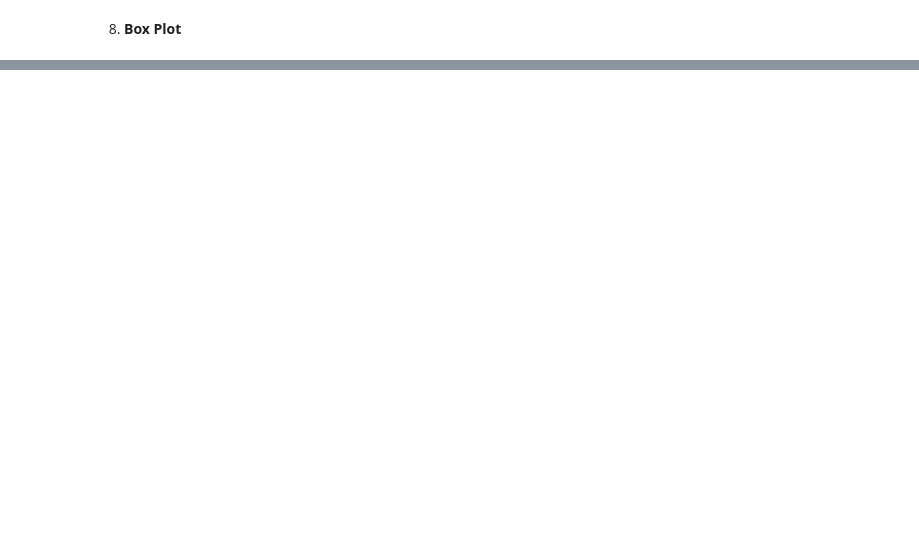
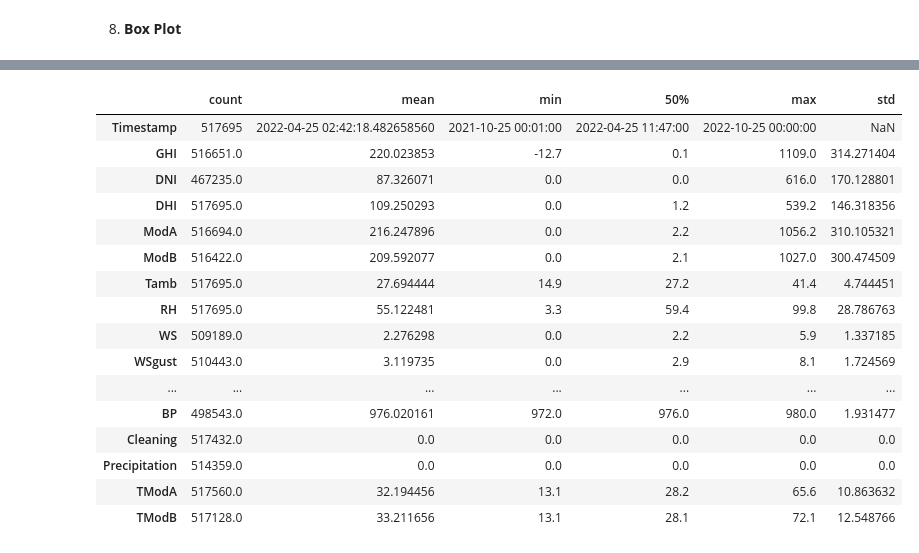
Before and after one commit to KalTadesse9/project_moonlight, a Jupyter notebook: notebooks/AnalysisOnSolarRadiations_togo.ipynb, the cells around one changed output, grey strips where cells are left out. Cells and saved outputs as stored; diff of their text form; code cells hidden in the pictures; blank space fills up the shorter version.

```diff
--- a/notebooks/AnalysisOnSolarRadiations_togo.ipynb
+++ b/notebooks/AnalysisOnSolarRadiations_togo.ipynb
@@ -428,0 +429,20 @@ sns.boxplot(x=togo_df['TModB'])
+# %%
+df_corrected.describe(percentiles=[0.5]).T
+# %% [output]
+|  | count | mean | min | 50% | max | std |
+| Timestamp | 517695 | 2022-04-25 02:42:18.482658560 | 2021-10-25 00:01:00 | 2022-04-25 11:47:00 | 2022-10-25 00:00:00 | NaN |
+| GHI | 516651.0 | 220.023853 | -12.7 | 0.1 | 1109.0 | 314.271404 |
+| DNI | 467235.0 | 87.326071 | 0.0 | 0.0 | 616.0 | 170.128801 |
+| DHI | 517695.0 | 109.250293 | 0.0 | 1.2 | 539.2 | 146.318356 |
+| ModA | 516694.0 | 216.247896 | 0.0 | 2.2 | 1056.2 | 310.105321 |
+| ModB | 516422.0 | 209.592077 | 0.0 | 2.1 | 1027.0 | 300.474509 |
+| Tamb | 517695.0 | 27.694444 | 14.9 | 27.2 | 41.4 | 4.744451 |
+| RH | 517695.0 | 55.122481 | 3.3 | 59.4 | 99.8 | 28.786763 |
+| WS | 509189.0 | 2.276298 | 0.0 | 2.2 | 5.9 | 1.337185 |
+| WSgust | 510443.0 | 3.119735 | 0.0 | 2.9 | 8.1 | 1.724569 |
+| ... | ... | ... | ... | ... | ... | ... |
+| BP | 498543.0 | 976.020161 | 972.0 | 976.0 | 980.0 | 1.931477 |
+| Cleaning | 517432.0 | 0.0 | 0.0 | 0.0 | 0.0 | 0.0 |
+| Precipitation | 514359.0 | 0.0 | 0.0 | 0.0 | 0.0 | 0.0 |
+| TModA | 517560.0 | 32.194456 | 13.1 | 28.2 | 65.6 | 10.863632 |
+| TModB | 517128.0 | 33.211656 | 13.1 | 28.1 | 72.1 | 12.548766 |
```
Also changed, not shown: parts of 23 cells of this notebook, 2 other files.
